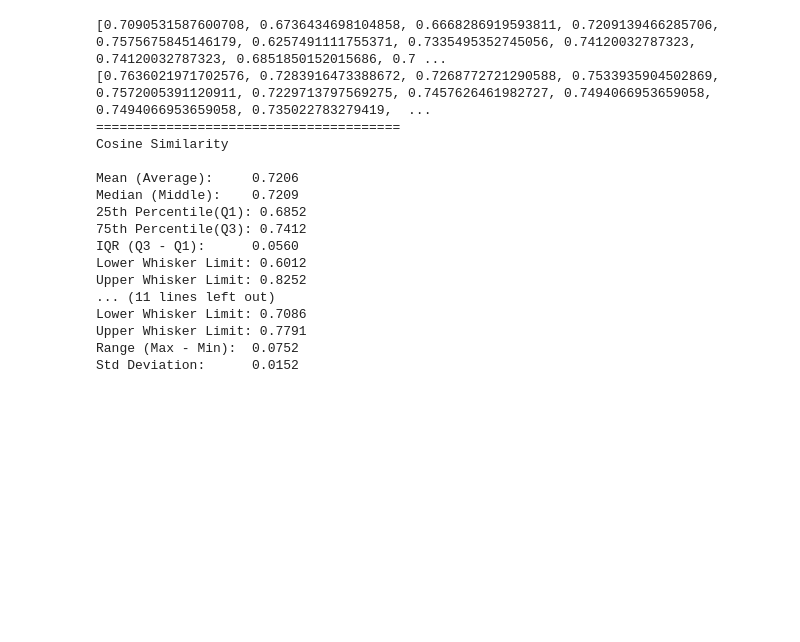
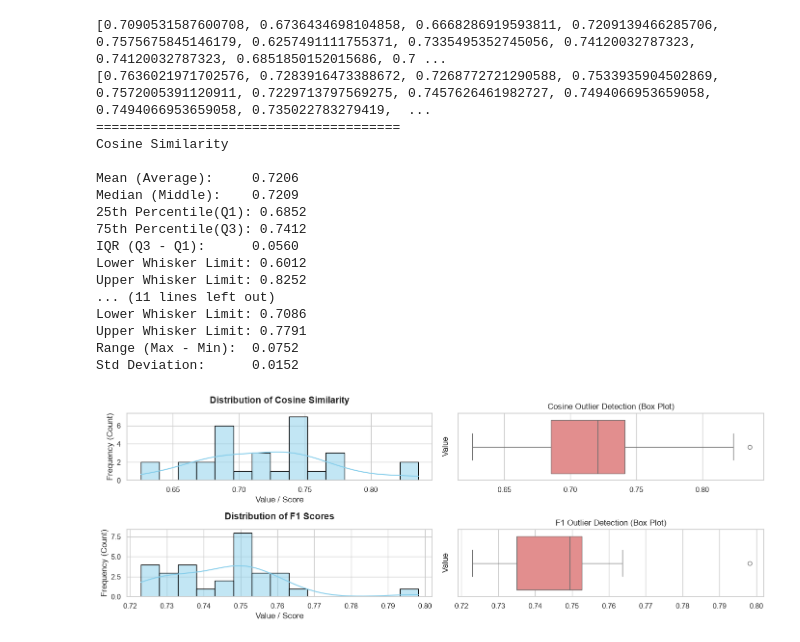
Before and after one commit to rishdass6/AgentErrorCompounding, a Jupyter notebook: code.ipynb, the cells around one changed output. Saved outputs shown, nothing was run; the diff lists cells and outputs as text; code cells hidden in the pictures; blank space fills up the shorter version.

Commit message:
Adding Visuals

```diff
--- a/code.ipynb
+++ b/code.ipynb
@@ -187,3 +187,34 @@ Lower Whisker Limit: 0.7086
 Upper Whisker Limit: 0.7791
 Range (Max - Min):  0.0752
 Std Deviation:      0.0152
+# %%
+import matplotlib.pyplot as plt
+import seaborn as sns
+
+sns.set_theme(style="whitegrid")
+fig, axes = plt.subplots(2, 2, figsize=(14, 5))
+
+sns.histplot(cosine_array, bins=15, kde=True, color="skyblue", edgecolor="black", linewidth=1, ax = axes[0][0])
+axes[0][0].set_title("Distribution of Cosine Similarity", fontsize=14, fontweight="bold", pad=15)
+axes[0][0].set_xlabel("Value / Score", fontsize=12)
+axes[0][0].set_ylabel("Frequency (Count)", fontsize=12)
+
+sns.boxplot(x=cosine_array, ax=axes[0][1], color="lightcoral")
+axes[0][1].set_title("Cosine Outlier Detection (Box Plot)")
+axes[0][1].set_ylabel("Value")
+
+
+
+sns.histplot(F1_array, bins=15, kde=True, color="skyblue", edgecolor="black", linewidth=1, ax = axes[1][0])
+axes[1][0].set_title("Distribution of F1 Scores", fontsize=14, fontweight="bold", pad=15)
+axes[1][0].set_xlabel("Value / Score", fontsize=12)
+axes[1][0].set_ylabel("Frequency (Count)", fontsize=12)
+
+sns.boxplot(x=F1_array, ax=axes[1][1], color="lightcoral")
+axes[1][1].set_title("F1 Outlier Detection (Box Plot)")
+axes[1][1].set_ylabel("Value")
+
+plt.tight_layout()
+plt.show()
+# %% [output]
+[figure, added]
```
